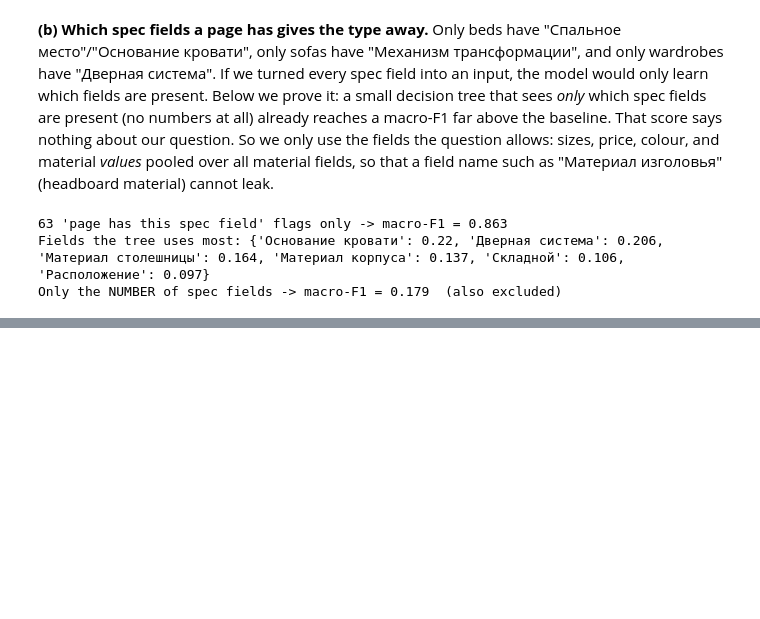
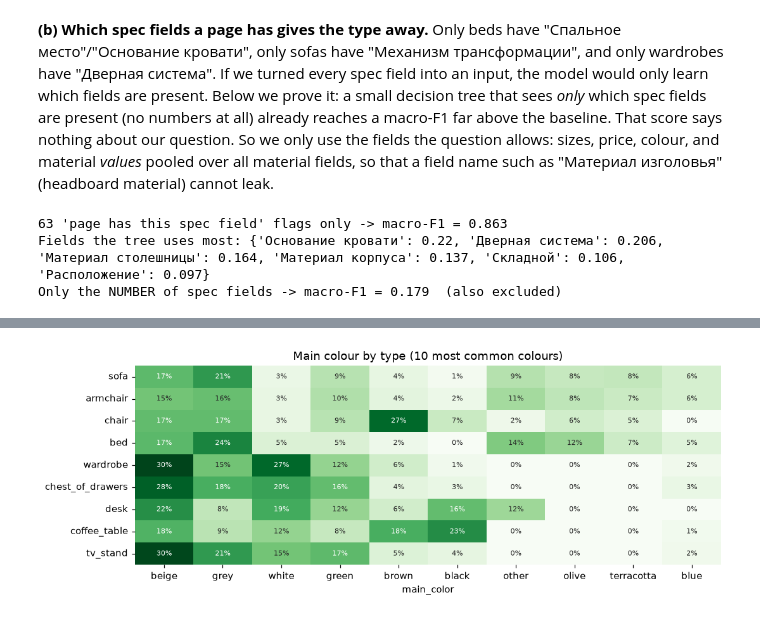
Before and after one commit to a100miles/furniture-prediction-ml, a Jupyter notebook: furniture_classification.ipynb, the cells around one changed output, grey strips where cells are left out. Saved outputs shown, nothing was run; the diff lists cells and outputs as text; code cells hidden in the pictures; blank space fills up the shorter version.

```diff
--- a/furniture_classification.ipynb
+++ b/furniture_classification.ipynb
@@ -289,0 +341,8 @@ Only the NUMBER of spec fields -> macro-F1 = 0.179  (also excluded)
+# %%
+col_share = pd.crosstab(df["furniture_type"], df["main_color"], normalize="index").reindex(TYPES)
+col_share = col_share[col_share.mean().sort_values(ascending=False).index[:10]]
+plt.figure(figsize=(10, 3.8))
+sns.heatmap(col_share, annot=True, fmt=".0%", cmap="Greens", cbar=False, annot_kws={"fontsize": 7})
+plt.title("Main colour by type (10 most common colours)"); plt.ylabel(""); plt.tight_layout(); plt.show()
+# %% [output]
+[figure, added]
```
Also changed, not shown: parts of 6 cells of this notebook.
